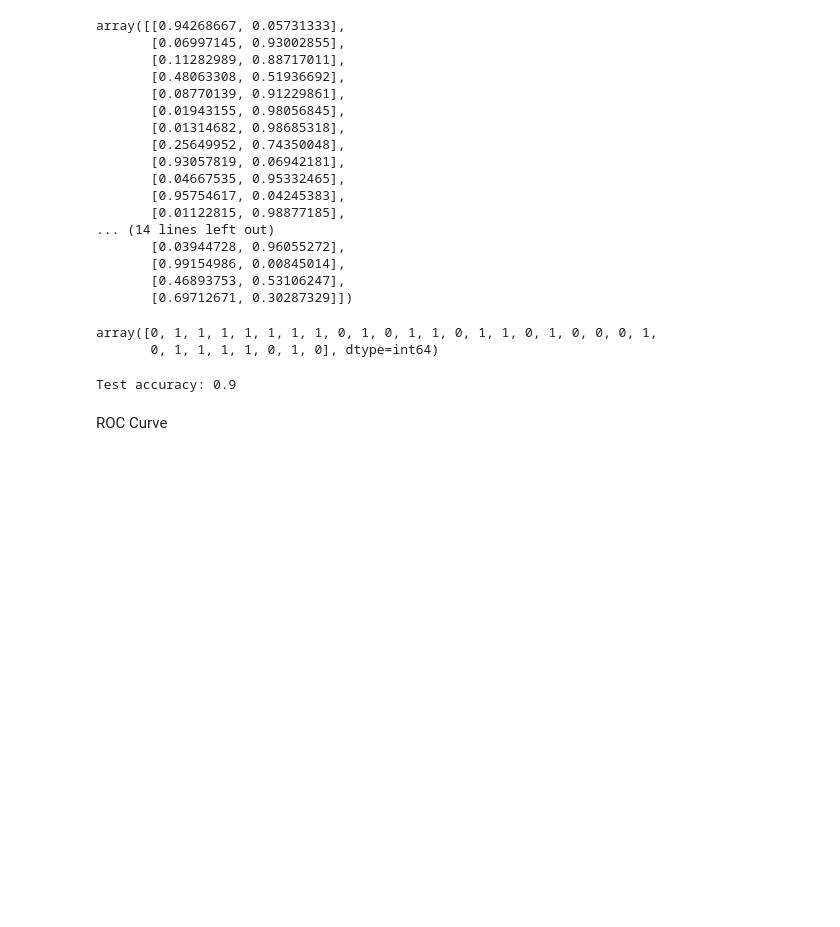
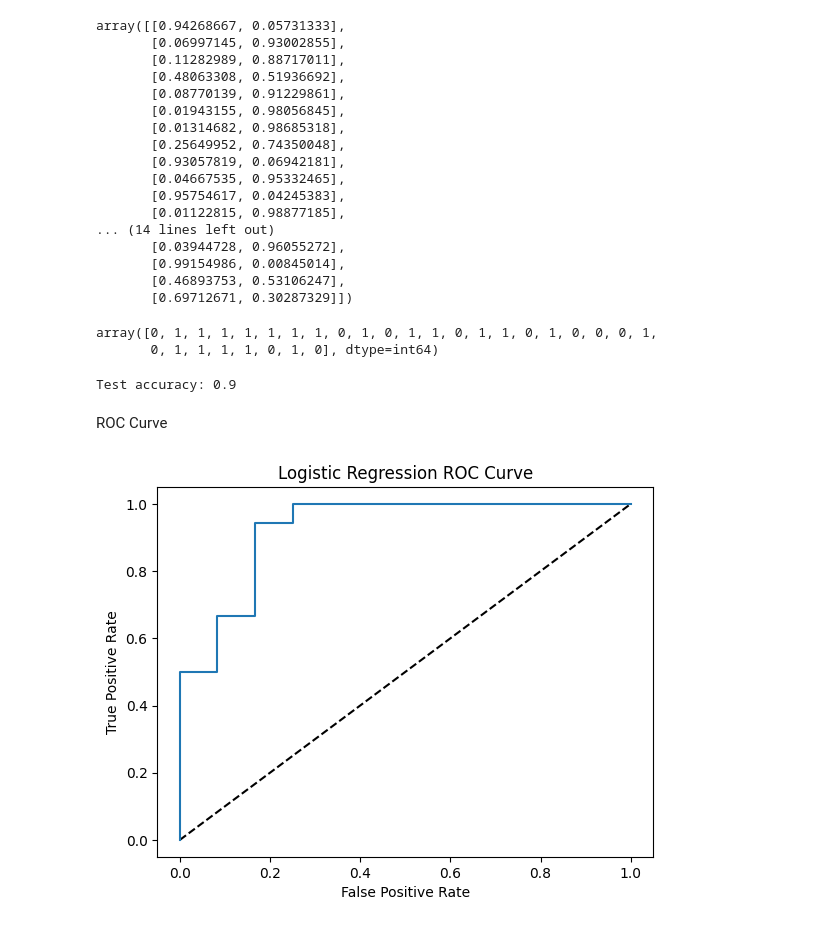
Before and after one commit to Scorpowl/Heart-Attack-Analysis-Prediction, a Jupyter notebook: heart_attack.ipynb, the cells around one changed output. Cells and saved outputs as stored; diff of their text form; code cells hidden in the pictures; blank space fills up the shorter version.

```diff
--- a/heart_attack.ipynb
+++ b/heart_attack.ipynb
@@ -377,3 +377,13 @@ ROC Curve
 # %%
 # ROC Curve
 fpr, tpr, thresholds = roc_curve(y_test, y_pred_prob[:,1])
+# %%
+# plot curve
+plt.plot([0,1],[0,1],"k--")
+plt.plot(fpr, tpr, label = "Logistic Regression")
+plt.xlabel("False Positive Rate")
+plt.ylabel("True Positive Rate")
+plt.title("Logistic Regression ROC Curve")
+plt.show()
+# %% [output]
+[figure, added]
```
